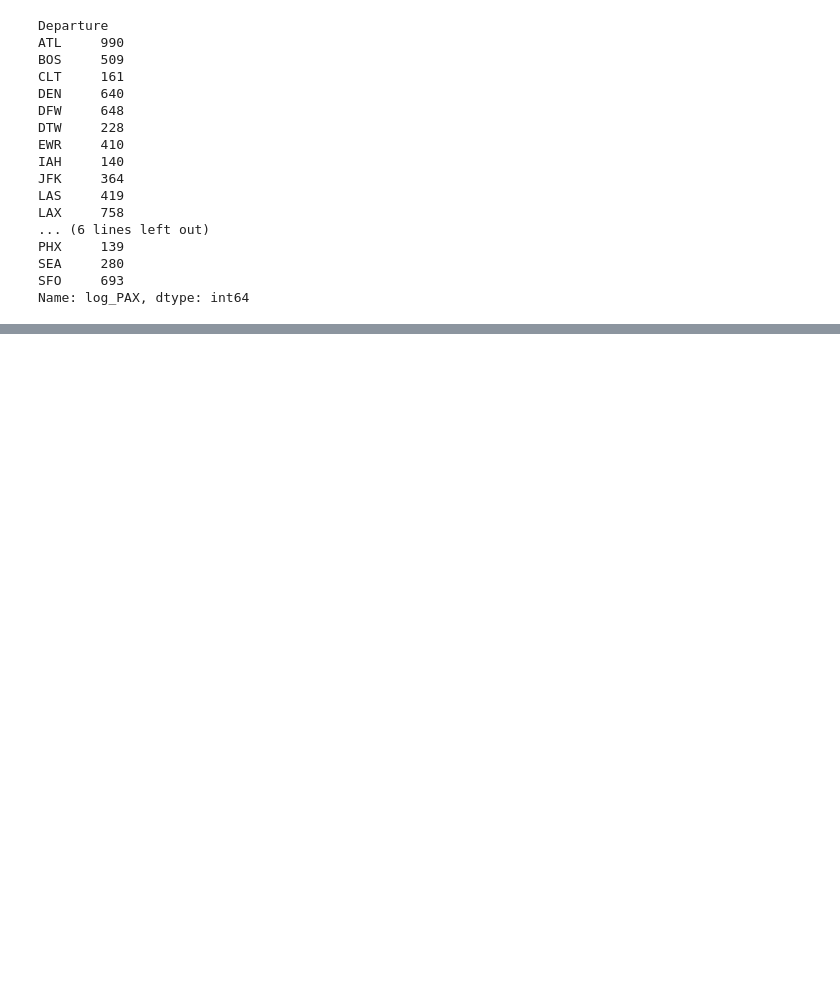
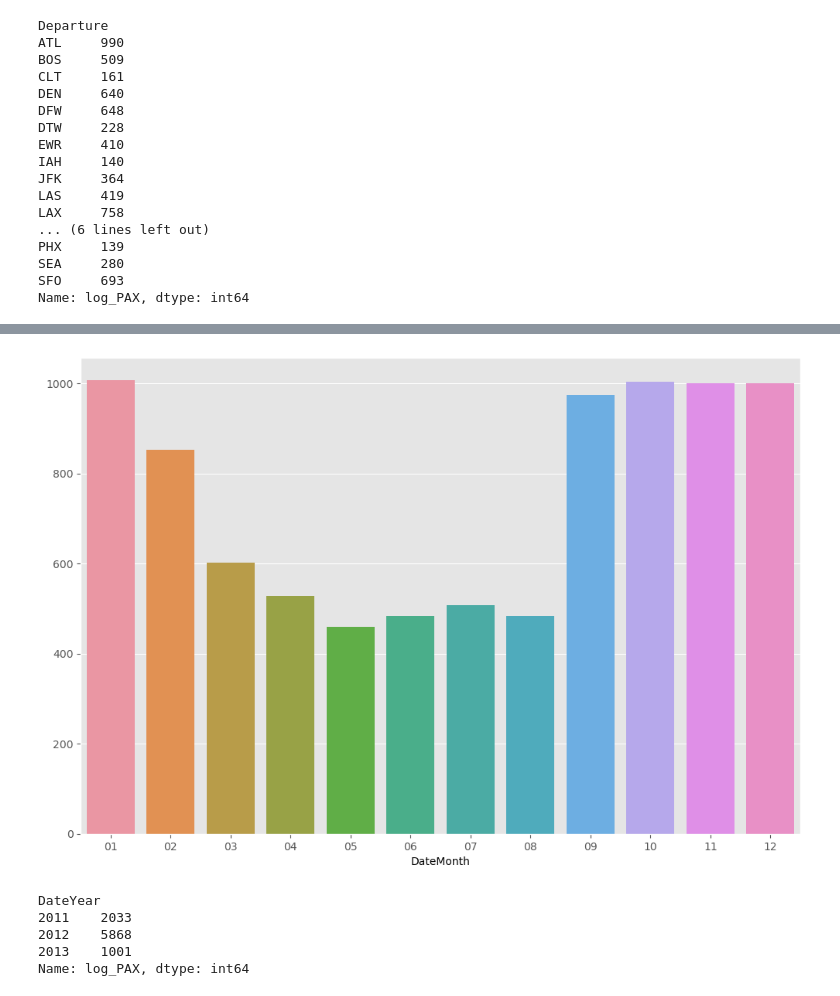
Before and after one commit to anchuot456/Hackathon, a Jupyter notebook: eda.ipynb, the cells around one changed output, grey strips where cells are left out. Saved outputs shown, nothing was run; the diff lists cells and outputs as text; code cells hidden in the pictures; blank space fills up the shorter version.

```diff
--- a/eda.ipynb
+++ b/eda.ipynb
@@ -123,0 +153,3 @@ Text(0.5, 1.0, 'Number of flights per arrival airport')
+# %%
+m_f_count = data.groupby("DateMonth").log_PAX.count()
+m_f_count
@@ -123,0 +171,15 @@ Text(0.5, 1.0, 'Number of flights per arrival airport')
+# %%
+plt.figure(figsize=(12, 8))
+sns.barplot(x=m_f_count.index, y=m_f_count.values)
+plt.show()
+# %% [output]
+[figure, added]
+# %%
+year_f_count = data.groupby("DateYear").log_PAX.count()
+year_f_count
+# %% [output]
+DateYear
+2011    2033
+2012    5868
+2013    1001
+Name: log_PAX, dtype: int64
```
Also changed, not shown: parts of 8 cells of this notebook.
